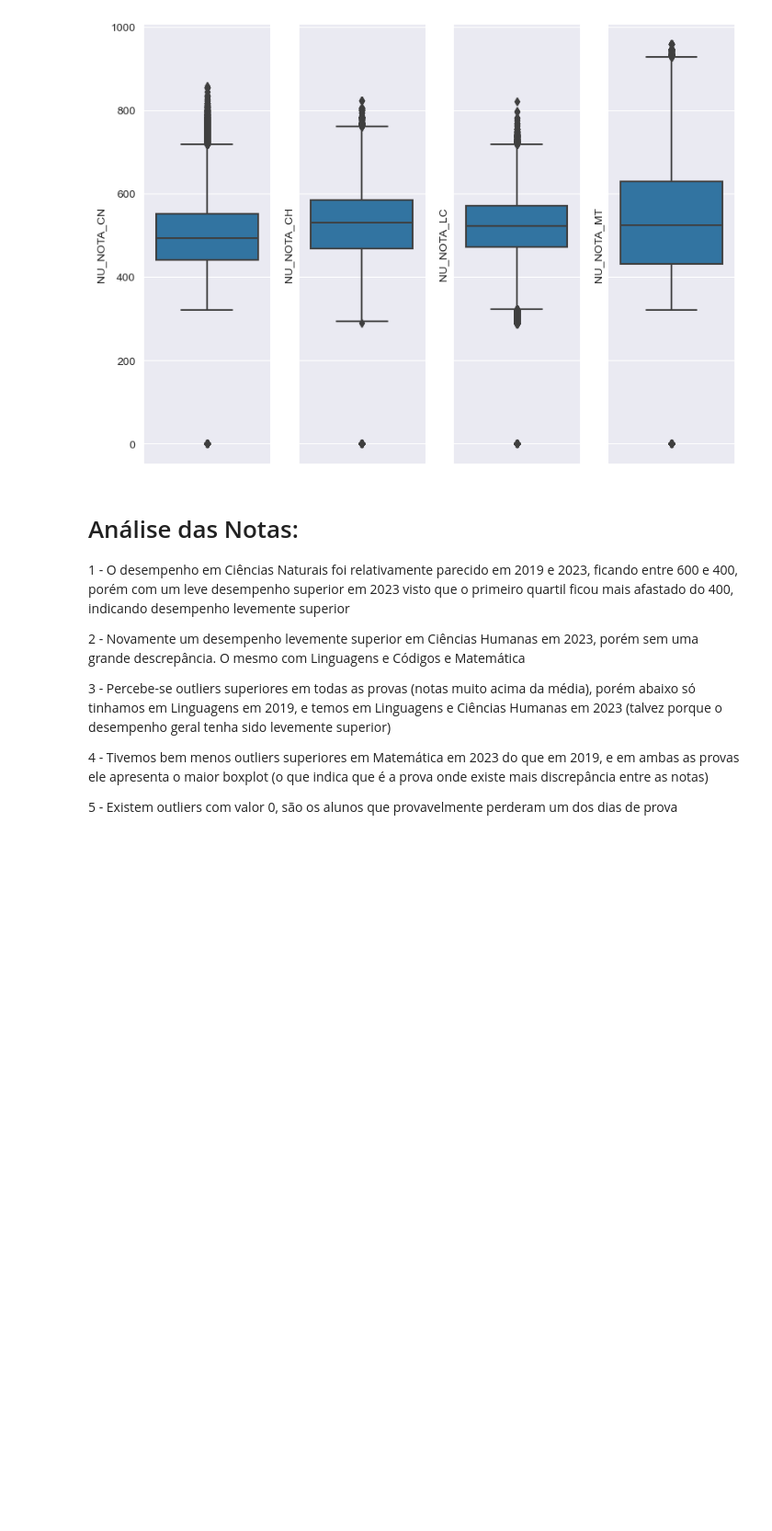
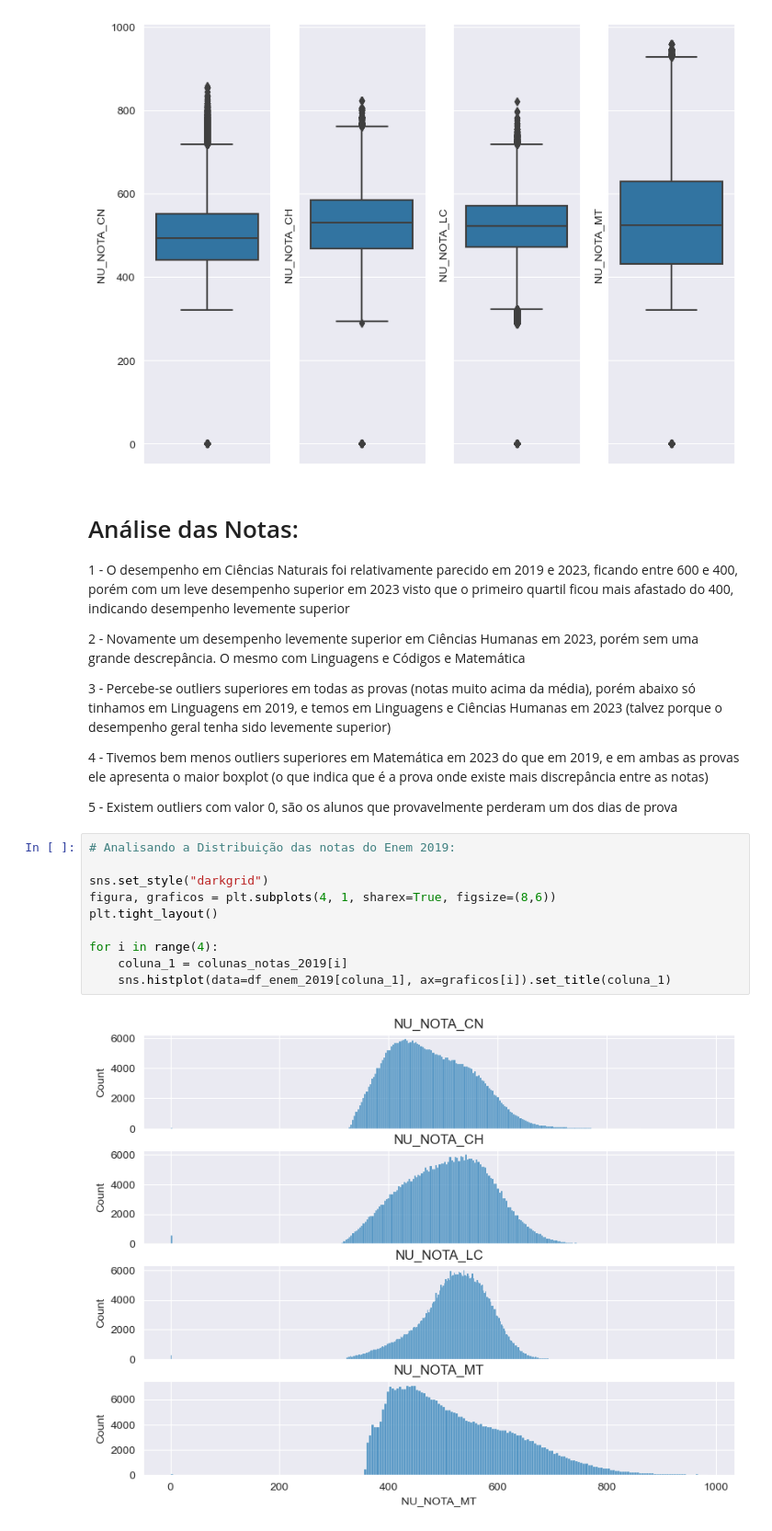
Before and after one commit to rhyanfrazao/aed-enem-2022, a Jupyter notebook: projeto-aed-enem-2023.ipynb, the cells around one changed output. Shown at 92% size. Drawn from its saved outputs; the diff is of its cells as text; blank space fills up the shorter version.

Commit message:
dispersao das notas, analise da nota da redacao e inicia das analises demograficas

```diff
--- a/projeto-aed-enem-2023.ipynb
+++ b/projeto-aed-enem-2023.ipynb
@@ -393,3 +393,15 @@ for i in range(4):
 4 - Tivemos bem menos outliers superiores em Matemática em 2023 do que em 2019, e em ambas as provas ele apresenta o maior boxplot (o que indica que é a prova onde existe mais discrepância entre as notas)
 
 5 - Existem outliers com valor 0, são os alunos que provavelmente perderam um dos dias de prova
+# %%
+# Analisando a Distribuição das notas do Enem 2019:
+
+sns.set_style("darkgrid")
+figura, graficos = plt.subplots(4, 1, sharex=True, figsize=(8,6))
+plt.tight_layout()
+
+for i in range(4):
+    coluna_1 = colunas_notas_2019[i]
+    sns.histplot(data=df_enem_2019[coluna_1], ax=graficos[i]).set_title(coluna_1)
+# %% [output]
+[figure, added]
```
Also changed, not shown: parts of 26 cells of this notebook.
